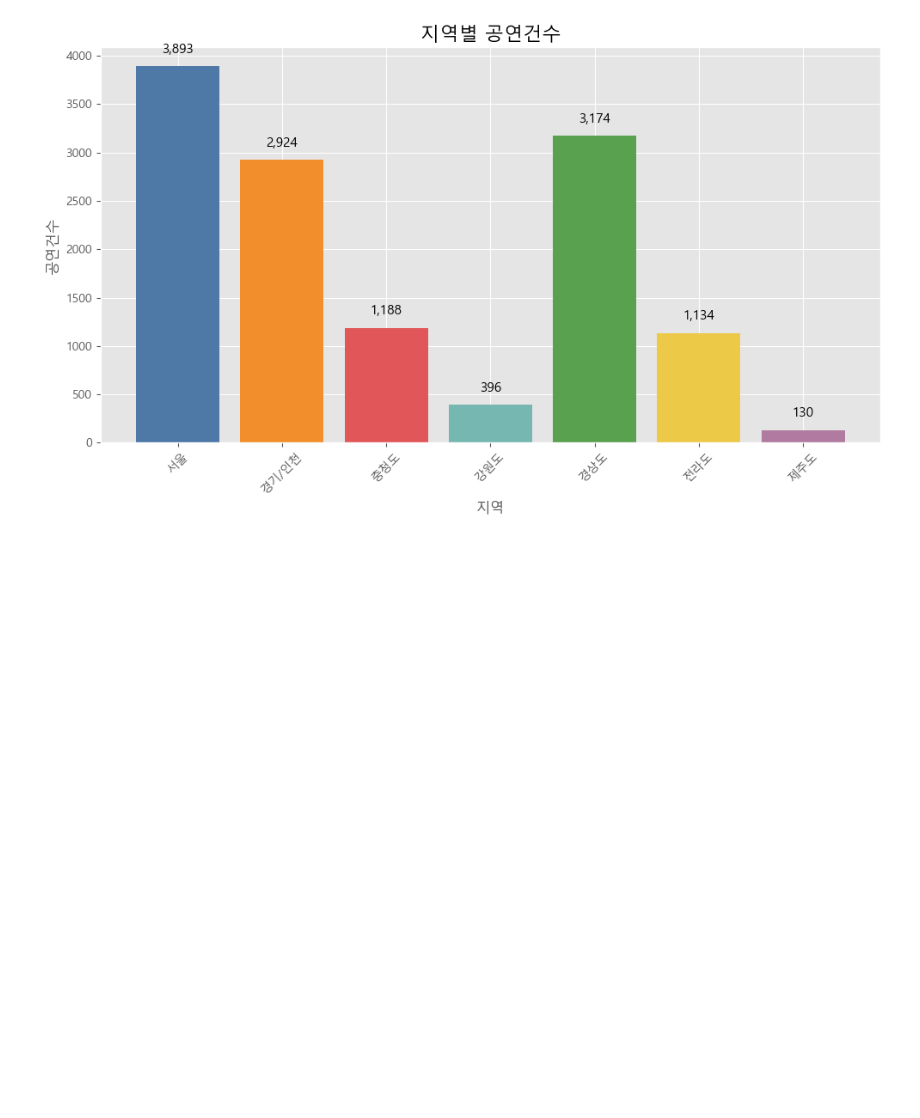
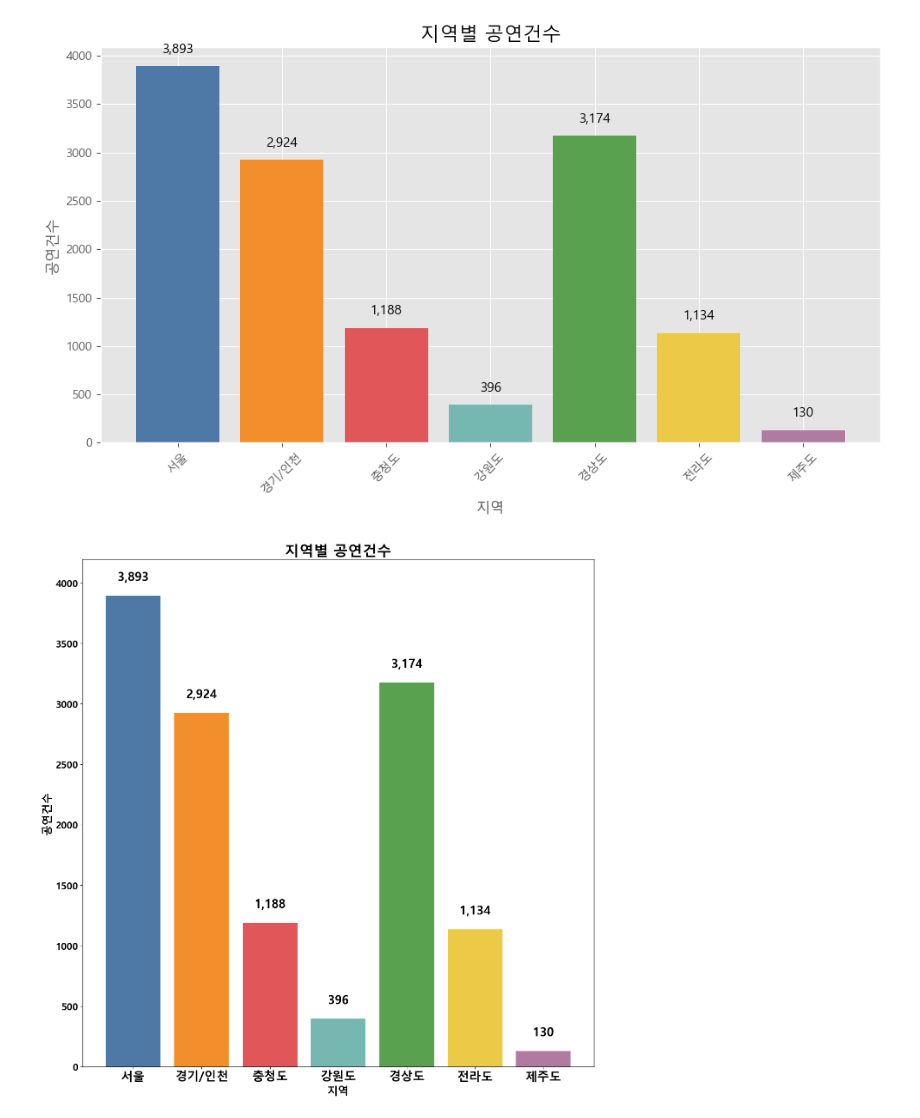
Before and after one commit to irisyshin/hipython_rep, a Jupyter notebook: 공연예술.ipynb, the cells around one changed output. Cells and saved outputs as stored; diff of their text form; code cells hidden in the pictures; blank space fills up the shorter version.

```diff
--- a/공연예술.ipynb
+++ b/공연예술.ipynb
@@ -31,3 +31,41 @@ plt.tight_layout()
 plt.show()
 # %% [output]
 [figure]
+# %%
+import matplotlib.pyplot as plt
+
+# ✅ 한글 폰트 설정
+plt.rcParams['font.family'] = 'Malgun Gothic'  # Windows
+plt.rcParams['axes.unicode_minus'] = False
+
+# ✅ 데이터
+regions = ['서울', '경기/인천', '충청도', '강원도', '경상도', '전라도', '제주도']
+counts = [3893, 2924, 1188, 396, 3174, 1134, 130]
+colors = ['#4e79a7', '#f28e2b', '#e15759', '#76b7b2', '#59a14f', '#edc948', '#b07aa1']
+
+# ✅ 막대그래프 생성
+plt.figure(figsize=(13, 13))
+bars = plt.bar(regions, counts, color=colors)
+plt.ylim(0, max(counts) + 300)
+# ✅ 제목 및 축 라벨 (크고 굵고 검정색)
+plt.title('지역별 공연건수', fontsize=24, fontweight='bold', color='black')
+plt.xlabel('지역', fontsize=18, fontweight='bold', color='black')
+plt.ylabel('공연건수', fontsize=18, fontweight='bold', color='black')
+
+# ✅ 각 바 위에 수치 표기 (크게, 굵게, 검정색)
+for bar in bars:
+    height = bar.get_height()
+    plt.text(bar.get_x() + bar.get_width() / 2, height + 100,
+             f'{int(height):,}', ha='center', va='bottom',
+             fontsize=20, fontweight='bold', color='black')
+
+# ✅ X축 라벨도 굵고 크게
+plt.xticks(fontsize=20, fontweight='bold', color='black')
+# ✅ Y축 눈금도 굵고 크게
+plt.yticks(fontsize=16, fontweight='bold', color='black')
+
+# ✅ 기타 설정
+plt.tight_layout()
+plt.show()
+# %% [output]
+[figure, added]
```
Also changed, not shown: parts of 1 cell of this notebook, 8 other files.
